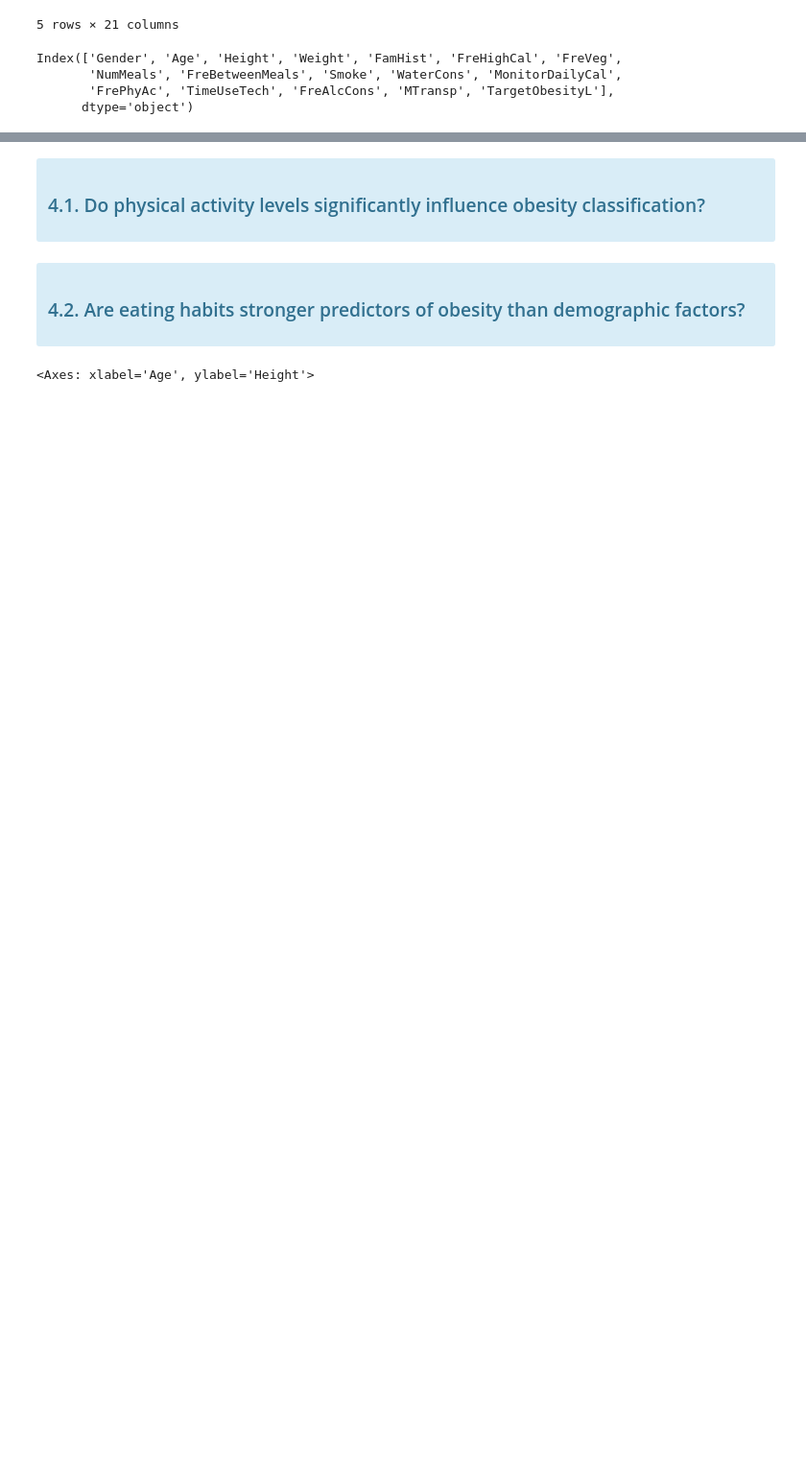
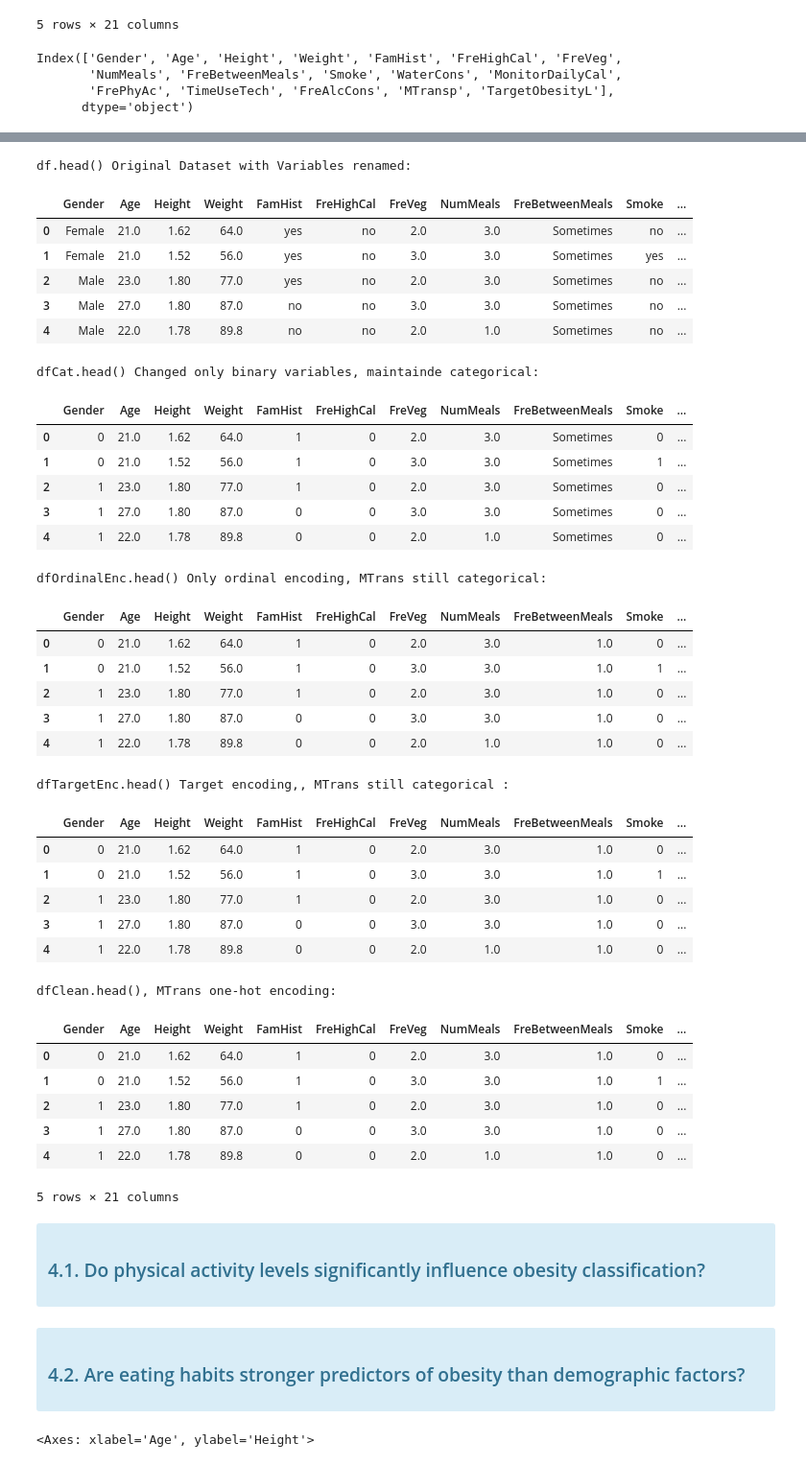
Before and after one commit to MInesGomes/DataScienceObesityLevels, a Jupyter notebook: DSGroup2.ipynb, the cells around one changed output, grey strips where cells are left out. Shown at 96% size. Cells and saved outputs as stored; diff of their text form; code cells hidden in the pictures; blank space fills up the shorter version.

Commit message:
List of all Datasets after Preprocessing and improved document structure and TOC

```diff
--- a/DSGroup2.ipynb
+++ b/DSGroup2.ipynb
@@ -1071,0 +1078,6 @@ memory usage: 139.7 KB
+# %%
+dfTransformed =dfOutliersRemoved.copy()
+dfTransformed['Weight_Height'] =  dfOutliersRemoved['Weight'] / dfOutliersRemoved['Height']
+dfTransformed['Age_Height'] = dfOutliersRemoved['Age'] / dfOutliersRemoved['Height']
+dfTransformed['Age_Weight'] = dfOutliersRemoved['Age'] / dfOutliersRemoved['Weight']
+display(dfTransformed)
@@ -1089,6 +1105,0 @@ Create new variables in order to get variables with higher predictive power.
-# %%
-dfTransformed =dfNoOutliers.copy()
-dfTransformed['Weight_Height'] =  dfNoOutliers['Weight'] / dfNoOutliers['Height']
-dfTransformed['Age_Height'] = dfNoOutliers['Age'] / dfNoOutliers['Height']
-dfTransformed['Age_Weight'] = dfNoOutliers['Age'] / dfNoOutliers['Weight']
-display(dfTransformed)
@@ -1117,3 +1105,0 @@ display(dfTransformed)
-# %%
-dfTransformed['Age_bins'] = pd.cut(dfTransformed['Age'], 3, labels=[0, 1, 2])
-display(dfTransformed)
@@ -1200,4 +1150,62 @@ Index(['Gender', 'Age', 'Height', 'Weight', 'FamHist', 'FreHighCal', 'FreVeg',
 </div>
+# %%
+# List of all Datasets after Preprocessing
+
+print("df.head() Original Dataset with Variables renamed:")
+display(df.head())
+print("\ndfCat.head() Changed only binary variables, maintainde categorical:")
+display(dfCat.head())
+print("\ndfOrdinalEnc.head() Only ordinal encoding, MTrans still categorical:")
+display(dfOrdinalEnc.head())
+print("\ndfTargetEnc.head() Target encoding,, MTrans still categorical :")
+display(dfTargetEnc.head())
+print("\ndfClean.head(), MTrans one-hot encoding:")
+display(dfClean.head())
+
+# Outliers and other Transf
+print("\ndfOutliersRemoved.head() Is not necessary to remove them all:")
+display(dfOutliersRemoved.head())
+print("\ndfTransformed.head():")
+display(dfTransformed.head())
+print("\ndfScaled.head():")
+display(dfScaled.head())
+# %% [output]
+df.head() Original Dataset with Variables renamed:
+|  | Gender | Age | Height | Weight | FamHist | FreHighCal | FreVeg | NumMeals | FreBetweenMeals | Smoke | ... |
+| 0 | Female | 21.0 | 1.62 | 64.0 | yes | no | 2.0 | 3.0 | Sometimes | no | ... |
+| 1 | Female | 21.0 | 1.52 | 56.0 | yes | no | 3.0 | 3.0 | Sometimes | yes | ... |
+| 2 | Male | 23.0 | 1.80 | 77.0 | yes | no | 2.0 | 3.0 | Sometimes | no | ... |
+| 3 | Male | 27.0 | 1.80 | 87.0 | no | no | 3.0 | 3.0 | Sometimes | no | ... |
+| 4 | Male | 22.0 | 1.78 | 89.8 | no | no | 2.0 | 1.0 | Sometimes | no | ... |
+dfCat.head() Changed only binary variables, maintainde categorical:
+|  | Gender | Age | Height | Weight | FamHist | FreHighCal | FreVeg | NumMeals | FreBetweenMeals | Smoke | ... |
+| 0 | 0 | 21.0 | 1.62 | 64.0 | 1 | 0 | 2.0 | 3.0 | Sometimes | 0 | ... |
+| 1 | 0 | 21.0 | 1.52 | 56.0 | 1 | 0 | 3.0 | 3.0 | Sometimes | 1 | ... |
+| 2 | 1 | 23.0 | 1.80 | 77.0 | 1 | 0 | 2.0 | 3.0 | Sometimes | 0 | ... |
+| 3 | 1 | 27.0 | 1.80 | 87.0 | 0 | 0 | 3.0 | 3.0 | Sometimes | 0 | ... |
+| 4 | 1 | 22.0 | 1.78 | 89.8 | 0 | 0 | 2.0 | 1.0 | Sometimes | 0 | ... |
+dfOrdinalEnc.head() Only ordinal encoding, MTrans still categorical:
+|  | Gender | Age | Height | Weight | FamHist | FreHighCal | FreVeg | NumMeals | FreBetweenMeals | Smoke | ... |
+| 0 | 0 | 21.0 | 1.62 | 64.0 | 1 | 0 | 2.0 | 3.0 | 1.0 | 0 | ... |
+| 1 | 0 | 21.0 | 1.52 | 56.0 | 1 | 0 | 3.0 | 3.0 | 1.0 | 1 | ... |
+| 2 | 1 | 23.0 | 1.80 | 77.0 | 1 | 0 | 2.0 | 3.0 | 1.0 | 0 | ... |
+| 3 | 1 | 27.0 | 1.80 | 87.0 | 0 | 0 | 3.0 | 3.0 | 1.0 | 0 | ... |
+| 4 | 1 | 22.0 | 1.78 | 89.8 | 0 | 0 | 2.0 | 1.0 | 1.0 | 0 | ... |
+dfTargetEnc.head() Target encoding,, MTrans still categorical :
+|  | Gender | Age | Height | Weight | FamHist | FreHighCal | FreVeg | NumMeals | FreBetweenMeals | Smoke | ... |
+| 0 | 0 | 21.0 | 1.62 | 64.0 | 1 | 0 | 2.0 | 3.0 | 1.0 | 0 | ... |
+| 1 | 0 | 21.0 | 1.52 | 56.0 | 1 | 0 | 3.0 | 3.0 | 1.0 | 1 | ... |
+| 2 | 1 | 23.0 | 1.80 | 77.0 | 1 | 0 | 2.0 | 3.0 | 1.0 | 0 | ... |
+| 3 | 1 | 27.0 | 1.80 | 87.0 | 0 | 0 | 3.0 | 3.0 | 1.0 | 0 | ... |
+| 4 | 1 | 22.0 | 1.78 | 89.8 | 0 | 0 | 2.0 | 1.0 | 1.0 | 0 | ... |
+dfClean.head(), MTrans one-hot encoding:
+|  | Gender | Age | Height | Weight | FamHist | FreHighCal | FreVeg | NumMeals | FreBetweenMeals | Smoke | ... |
+| 0 | 0 | 21.0 | 1.62 | 64.0 | 1 | 0 | 2.0 | 3.0 | 1.0 | 0 | ... |
+| 1 | 0 | 21.0 | 1.52 | 56.0 | 1 | 0 | 3.0 | 3.0 | 1.0 | 1 | ... |
+| 2 | 1 | 23.0 | 1.80 | 77.0 | 1 | 0 | 2.0 | 3.0 | 1.0 | 0 | ... |
+| 3 | 1 | 27.0 | 1.80 | 87.0 | 0 | 0 | 3.0 | 3.0 | 1.0 | 0 | ... |
+| 4 | 1 | 22.0 | 1.78 | 89.8 | 0 | 0 | 2.0 | 1.0 | 1.0 | 0 | ... |
+5 rows × 21 columns
 # %% [markdown]
 <div class="alert alert-block alert-info">
 
```
Also changed, not shown: parts of 27 cells of this notebook.
